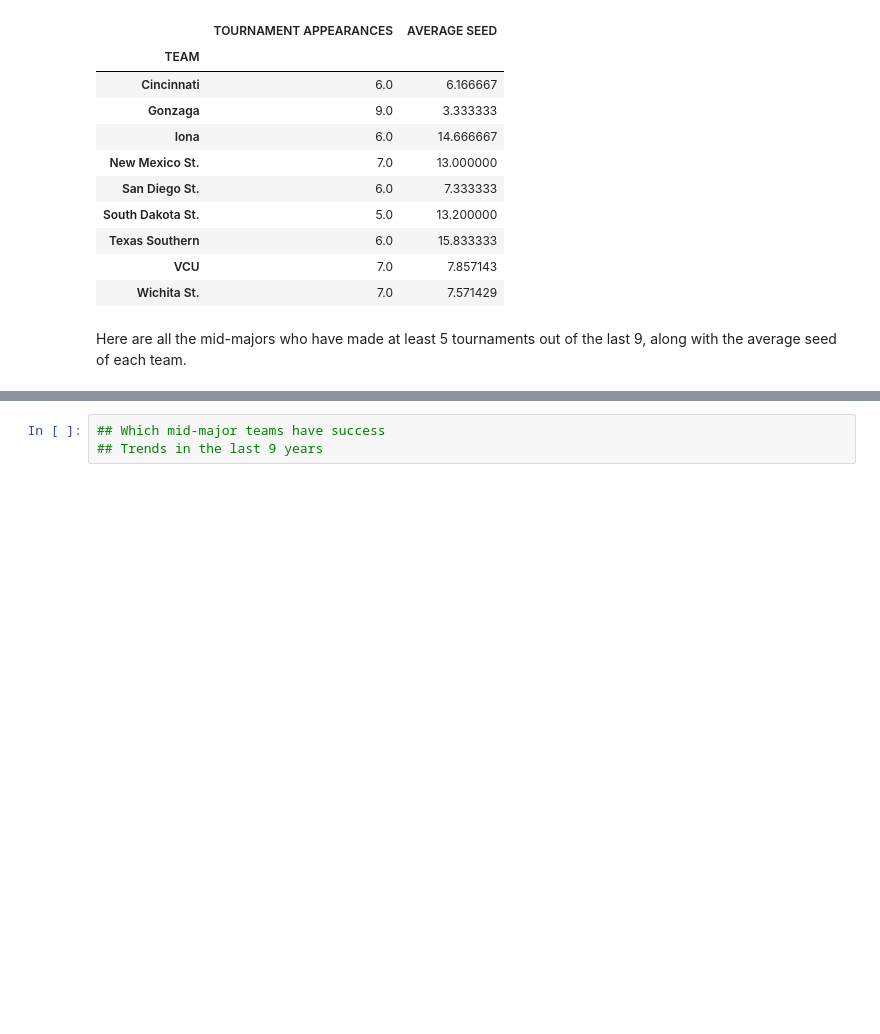
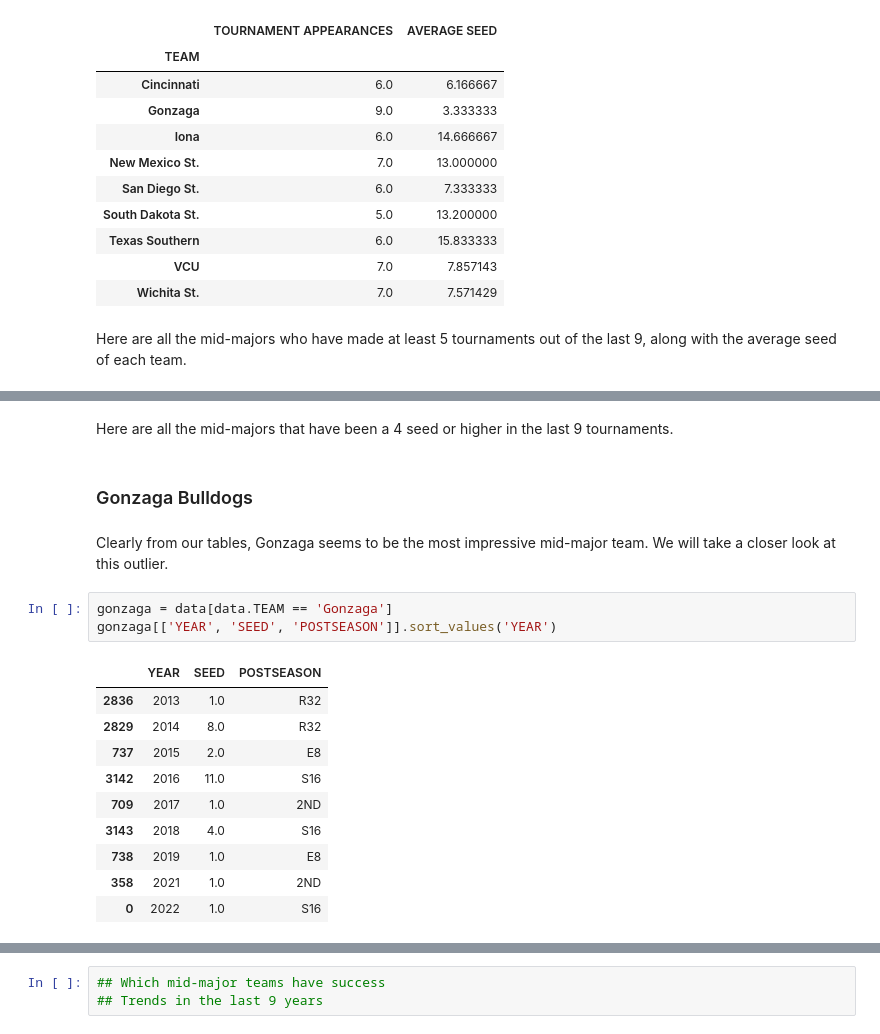
Before and after one commit to memphismiles/CBBConferences, a Jupyter notebook: CBBConferences.ipynb, the cells around one changed output, grey strips where cells are left out. Drawn from its saved outputs; the diff is of its cells as text; blank space fills up the shorter version.

```diff
--- a/CBBConferences.ipynb
+++ b/CBBConferences.ipynb
@@ -315,0 +367,20 @@ Here are all the mid-majors who have made at least 5 tournaments out of the last
+# %% [markdown]
+Here are all the mid-majors that have been a 4 seed or higher in the last 9 tournaments.
+# %% [markdown]
+### Gonzaga Bulldogs
+# %% [markdown]
+Clearly from our tables, Gonzaga seems to be the most impressive mid-major team. We will take a closer look at this outlier.
+# %%
+gonzaga = data[data.TEAM == 'Gonzaga']
+gonzaga[['YEAR', 'SEED', 'POSTSEASON']].sort_values('YEAR')
+# %% [output]
+|  | YEAR | SEED | POSTSEASON |
+| 2836 | 2013 | 1.0 | R32 |
+| 2829 | 2014 | 8.0 | R32 |
+| 737 | 2015 | 2.0 | E8 |
+| 3142 | 2016 | 11.0 | S16 |
+| 709 | 2017 | 1.0 | 2ND |
+| 3143 | 2018 | 4.0 | S16 |
+| 738 | 2019 | 1.0 | E8 |
+| 358 | 2021 | 1.0 | 2ND |
+| 0 | 2022 | 1.0 | S16 |
```
Also changed, not shown: parts of 11 cells of this notebook.
